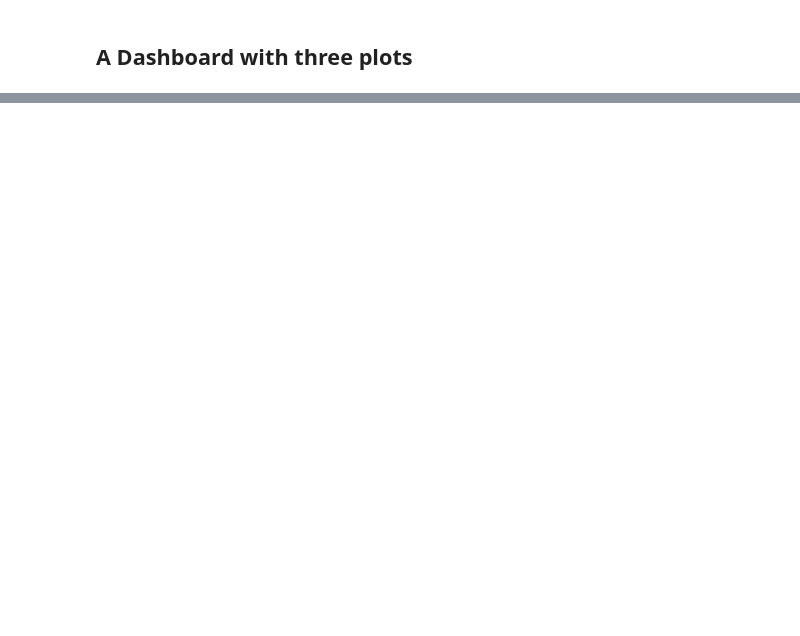
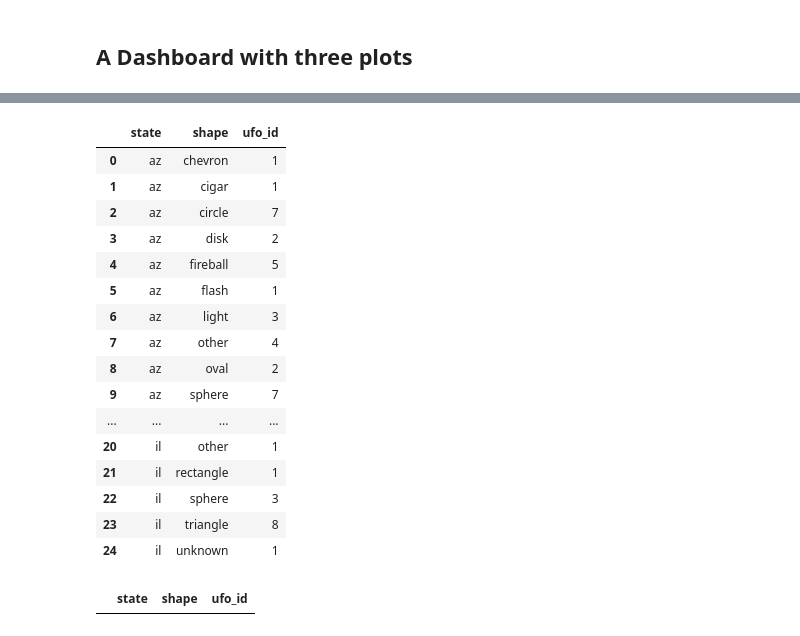
Before and after one commit to UIUC-iSchool-DataViz/spr2024, a Jupyter notebook: week07/lecture_13_timeseries_and_map.ipynb, the cells around one changed output, grey strips where cells are left out. Saved outputs shown, nothing was run; the diff lists cells and outputs as text; code cells hidden in the pictures; blank space fills up the shorter version.

```diff
--- a/week07/lecture_13_timeseries_and_map.ipynb
+++ b/week07/lecture_13_timeseries_and_map.ipynb
@@ -419,0 +944,29 @@ HBox(children=(Figure(axes=[Axis(label='Country', scale=OrdinalScale()), Axis(la
+# %%
+df_selected_bar = df.loc[(df['country']=='us')&(df['state'].isin(['il', 'az']))]
+df_selected_bar_g = df_selected_bar.groupby(['state', 'shape'])[['ufo_id']].count()
+df_selected_bar_g = df_selected_bar_g.reset_index()
+df_selected_bar_g
+# %% [output]
+|  | state | shape | ufo_id |
+| 0 | az | chevron | 1 |
+| 1 | az | cigar | 1 |
+| 2 | az | circle | 7 |
+| 3 | az | disk | 2 |
+| 4 | az | fireball | 5 |
+| 5 | az | flash | 1 |
+| 6 | az | light | 3 |
+| 7 | az | other | 4 |
+| 8 | az | oval | 2 |
+| 9 | az | sphere | 7 |
+| ... | ... | ... | ... |
+| 20 | il | other | 1 |
+| 21 | il | rectangle | 1 |
+| 22 | il | sphere | 3 |
+| 23 | il | triangle | 8 |
+| 24 | il | unknown | 1 |
+# %%
+filter_1 = df_selected_bar_g['state'] == 'il'
+filter_2 = df_selected_bar_g['shape'] == 'chevron'
+df_selected_bar_g.loc[(filter_1)&(filter_2)]
+# %% [output]
+|  | state | shape | ufo_id |
```
Also changed, not shown: parts of 28 cells of this notebook.
